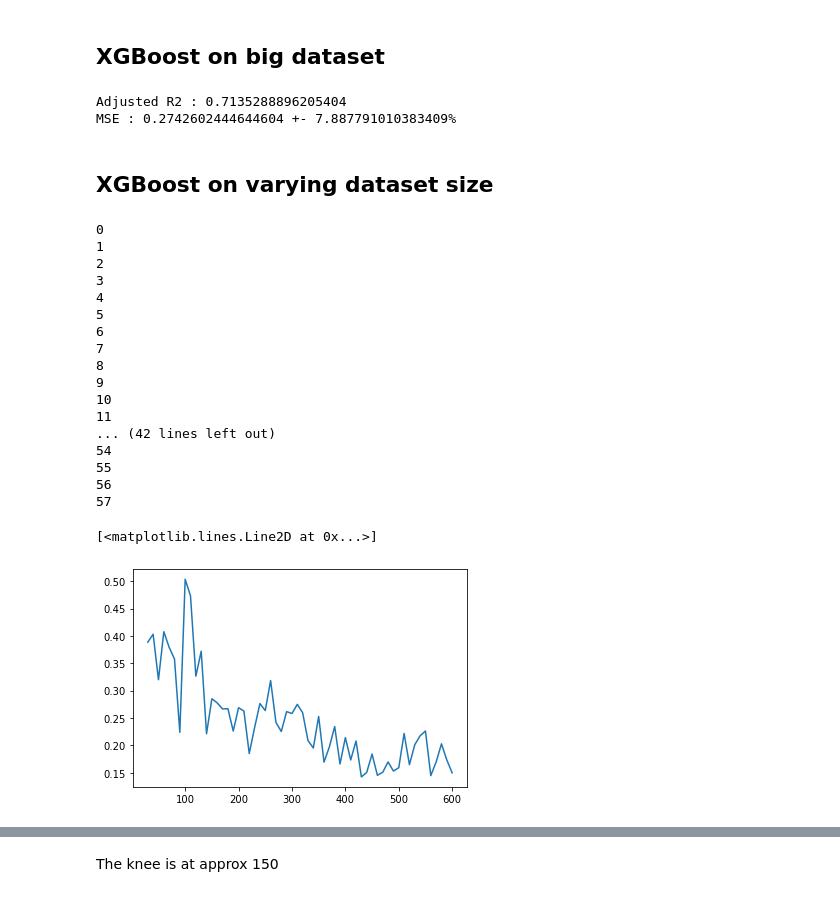
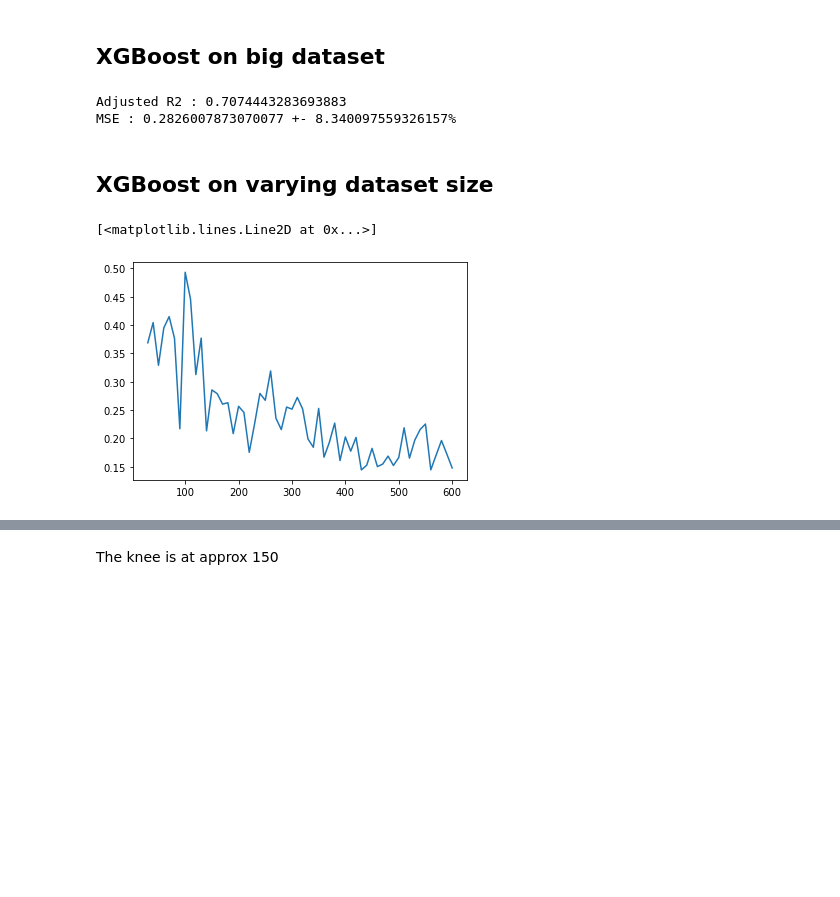
Before and after one commit to Nicolaskirsch2000/PV_prediction, a Jupyter notebook: full - small size analysis.ipynb, the cells around one changed output, grey strips where cells are left out. Cells and saved outputs as stored; diff of their text form; code cells hidden in the pictures; blank space fills up the shorter version.

```diff
--- a/full - small size analysis.ipynb
+++ b/full - small size analysis.ipynb
@@ -29,15 +29,19 @@ for i in range(len(data[0])):
     #Create train dfs
     mat_train = np.matrix(data[0][i][0])
     dfs_train[i] = pd.DataFrame(mat_train)
+    dfs_train[i].drop(7, axis = 1, inplace = True)
     dfs_train[i]['pred'] = data[0][i][1].tolist()
 
     #Create test dfs
     mat = np.matrix(data[0][i][2])
     dfs_test[i] = pd.DataFrame(mat)
+    dfs_test[i].drop(7, axis = 1, inplace = True)
     dfs_test[i]['pred'] = data[0][i][3].tolist()
 
     dfs_big[i] = dfs_train[i].append(dfs_test[i])
     dfs_big[i] = (dfs_big[i]-dfs_big[i].mean())/dfs_big[i].std()
+# %%
+dfs_train[1].drop(7, axis = 1, inplace = True)
 # %% [markdown]
 ## Linear model on big dataset
 # %%
@@ -101,10 +105,10 @@ for n in range(30, len(dfs_big[1]), step):
         y_pred = regr.predict(X_test)
 
 
-        r_2[i] = 1-(1-r2_score(y_test, y_pred))*((len(X_test)-1)/(len(X_test)-len(X_test.columns)-1))
+        #r_2[i] = 1-(1-r2_score(y_test, y_pred))*((len(X_test)-1)/(len(X_test)-len(X_test.columns)-1))
         mserror[i] = mean_squared_error(y_test, y_pred)
 
-    r2_adj[j] = np.mean(r_2)
+    #r2_adj[j] = np.mean(r_2)
     mse_lin[j] = np.mean(mserror)
     j += 1
 
@@ -156,8 +152,8 @@ mse = np.mean(mserror)
 
 print("Adjusted R2 : " + r2_adj.astype(str) + "\nMSE : " + mse.astype(str) + " +- " + std.astype(str) + "%")
 # %% [output]
-Adjusted R2 : 0.7135288896205404
-MSE : 0.2742602444644604 +- 7.887791010383409%
+Adjusted R2 : 0.7074443283693883
+MSE : 0.2826007873070077 +- 8.340097559326157%
 # %% [markdown]
 ## XGBoost on varying dataset size
 # %%
@@ -172,52 +168,34 @@ mse = [None]*len(range(30, len(dfs_big[1]), step))
 
 j = 0
 for n in range(30, len(dfs_big[1]), step):
     for i in range(len(dfs_train)):
 
         dfs_bigs[i] = dfs_big[i].sample(n, replace = True, random_state=1)
 
         X = dfs_bigs[i].loc[:, dfs_bigs[i].columns != 'pred']
 
 
         y = dfs_bigs[i].loc[:, dfs_bigs[i].columns == 'pred']
 
         X_train, X_test, y_train, y_test = train_test_split(X, y, test_size=0.20, random_state=42)
 
 
         xg_reg = xgb.XGBRegressor(objective ='reg:squarederror', colsample_bytree = 0.3, learning_rate = 0.1,
                         max_depth = 4, alpha = 4, n_estimators = 300)
 
         xg_reg.fit(X_train, y_train)
         y_pred = xg_reg.predict(X_test)
 
 
-        r_2[i] = 1-(1-r2_score(y_test, y_pred))*((len(X_test)-1)/(len(X_test)-len(X_test.columns)-1))
+        #r_2[i] = 1-(1-r2_score(y_test, y_pred))*((len(X_test)-1)/(len(X_test)-len(X_test.columns)-1))
         mserror[i] = mean_squared_error(y_test, y_pred)
 
-    r2_adj[j] = np.mean(r_2)
+    #r2_adj[j] = np.mean(r_2)
     mse[j] = np.mean(mserror)
-    print(j)
     j += 1
 
 plt.figure()
 plt.plot(list(range(30, len(dfs_big[1]), step)), mse)
 # %% [output]
-0
-1
-2
-3
-4
-5
-6
-7
-8
-9
-10
-11
-... (42 lines left out)
-54
-55
-56
-57
+[<matplotlib.lines.Line2D at 0x...>]
-[<matplotlib.lines.Line2D at 0x...>]
-[figure, old version]
+[figure, new version]
```
Also changed, not shown: parts of 22 cells of this notebook, 1 other file.
